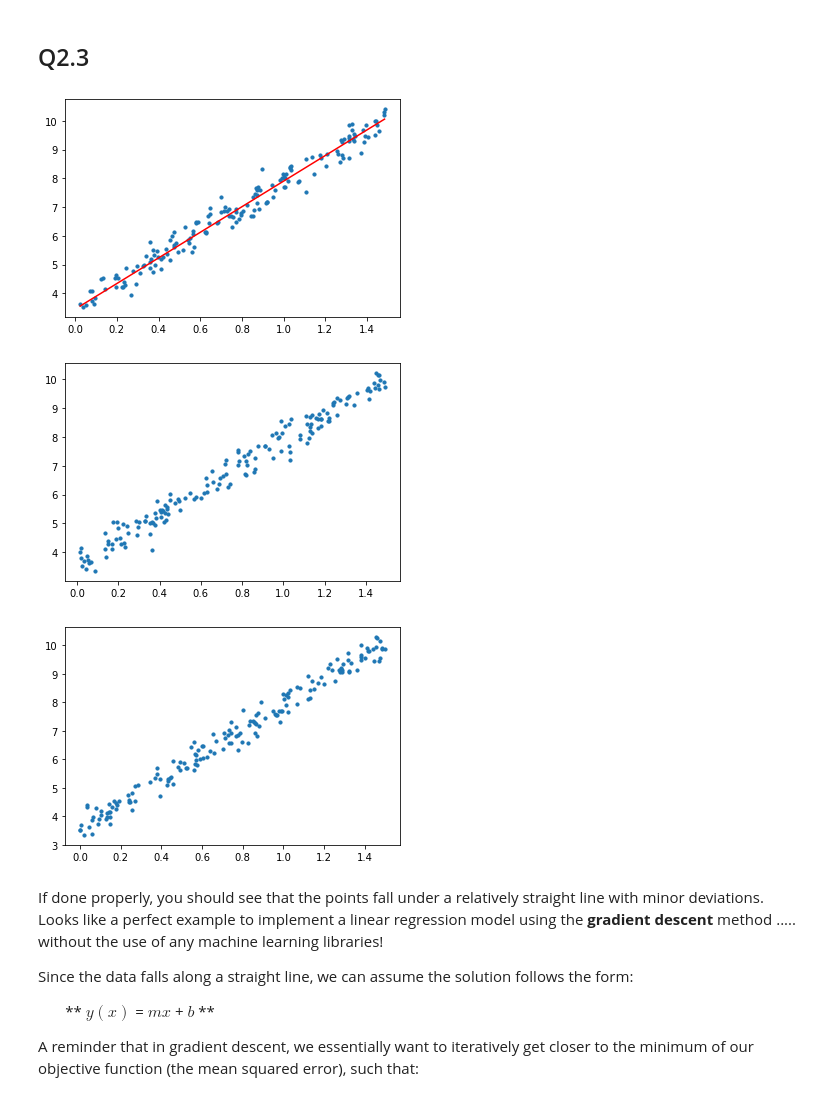
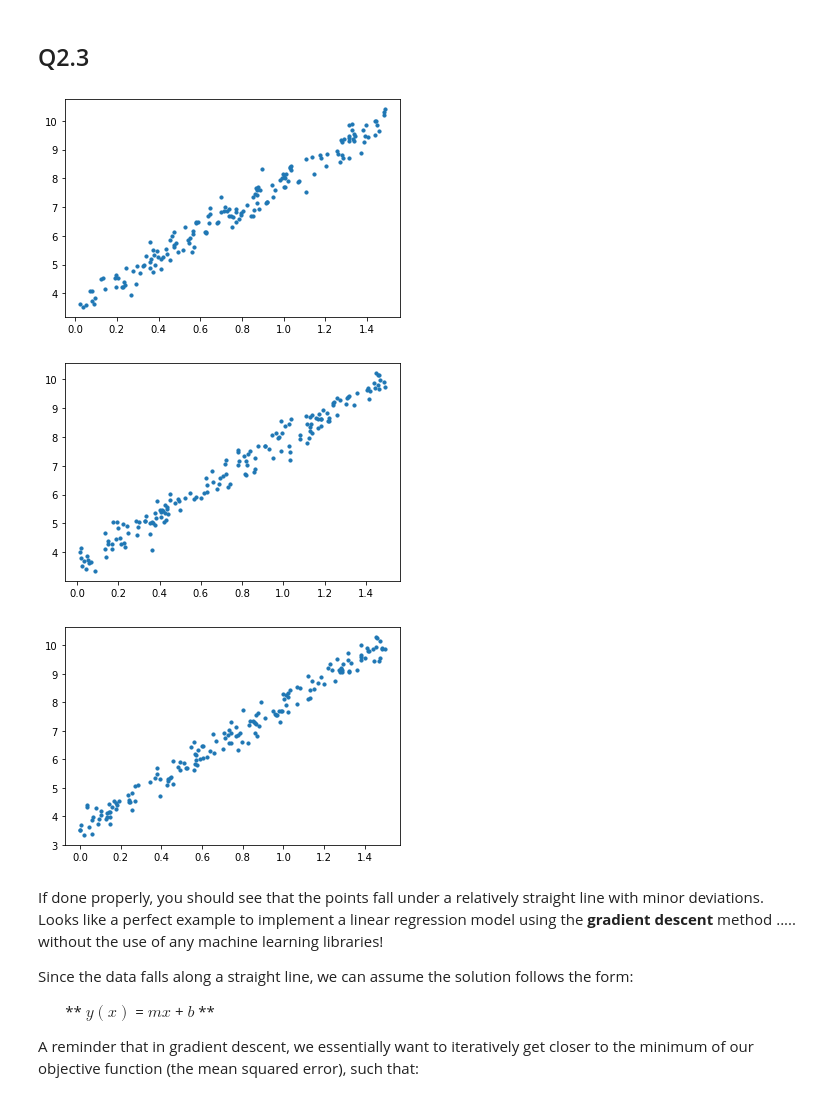
Before and after one commit to yuhehao/CS182_hw, a Jupyter notebook: cs182_hw2/coding/hw2_coding.ipynb, the cells around one changed output. Cells and saved outputs as stored; diff of their text form; code cells hidden in the pictures.

```diff
--- a/cs182_hw2/coding/hw2_coding.ipynb
+++ b/cs182_hw2/coding/hw2_coding.ipynb
@@ -338,17 +339,17 @@ Plot the data below to see what it looks like
 # %%
 ### YOUR CODE HERE - Plot the points for dataset2
 # plt.subplot(3,1,1)
 plt.scatter(train2[0], train2[1], s=10)
-plt.plot(train2[0], 4.45*train2[0]+3.45, color='r')
+# plt.plot(train2[0], 4.45*train2[0]+3.45, color='r')
 plt.show()
 # plt.subplot(3,1,2)
 plt.scatter(valid2[0], valid2[1], s=10)
 plt.show()
 # plt.subplot(3,1,3)
 plt.scatter(test2[0], test2[1], s=10)
 plt.show()
 # %% [output]
-[figure, old version]
+[figure, new version]
 [figure]
 [figure]
 # %% [markdown]
```
Also changed, not shown: parts of 1 cell of this notebook, 3 other files.
